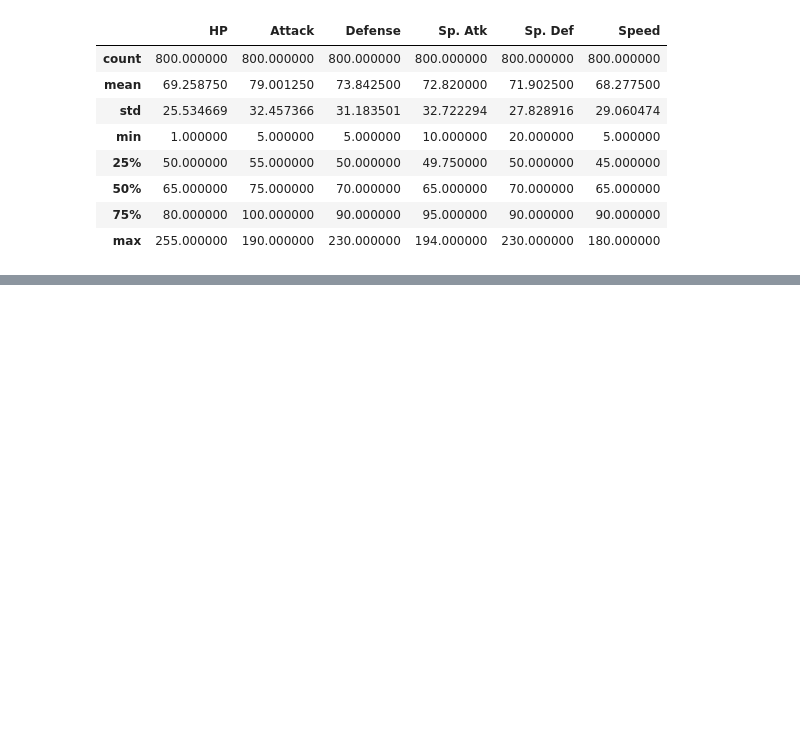
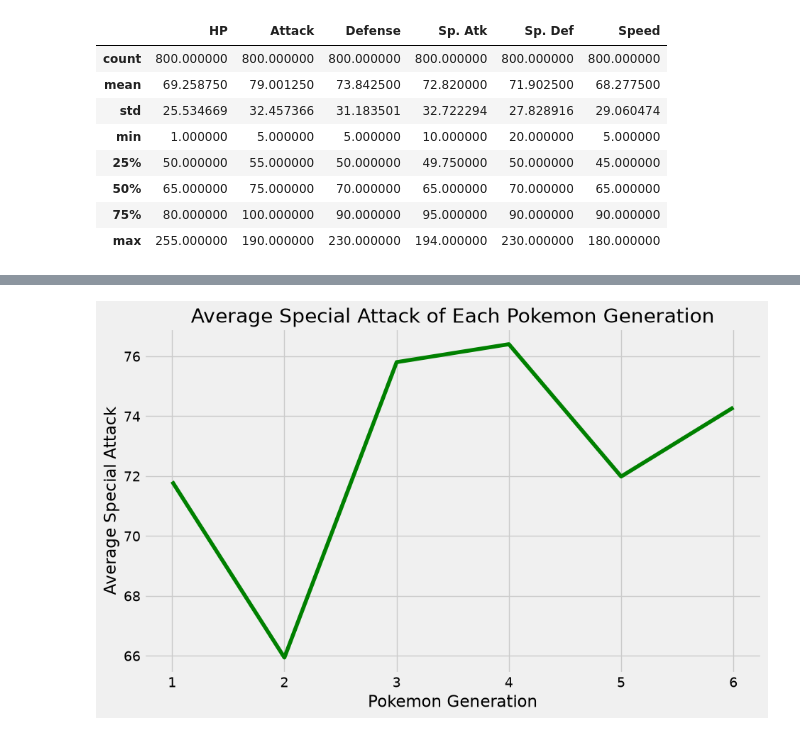
Before and after one commit to SevenWoos/MachineLearningProjects, a Jupyter notebook: pokemon_projects/pokemon_ml/test2/poke_ml_test2.ipynb, the cells around one changed output, grey strips where cells are left out. Cells and saved outputs as stored; diff of their text form; code cells hidden in the pictures; blank space fills up the shorter version.

```diff
--- a/pokemon_projects/pokemon_ml/test2/poke_ml_test2.ipynb
+++ b/pokemon_projects/pokemon_ml/test2/poke_ml_test2.ipynb
@@ -454,0 +751,13 @@ pokemon[['HP', 'Attack', 'Defense', 'Sp. Atk', 'Sp. Def', 'Speed']].describe()
+# %%
+f = plt.figure()
+f.set_figwidth(10)
+f.set_figheight(6)
+
+ax = sns.lineplot(x=tuple(poke_stats_dict.keys()), y = tuple(spatk_average_list), data= poke_stats_dict,
+              color ="green")
+ax.set(xlabel="Pokemon Generation", ylabel="Average Special Attack")
+
+plt.title("Average Special Attack of Each Pokemon Generation")
+plt.show()
+# %% [output]
+[figure, added]
```
Also changed, not shown: parts of 38 cells of this notebook.
